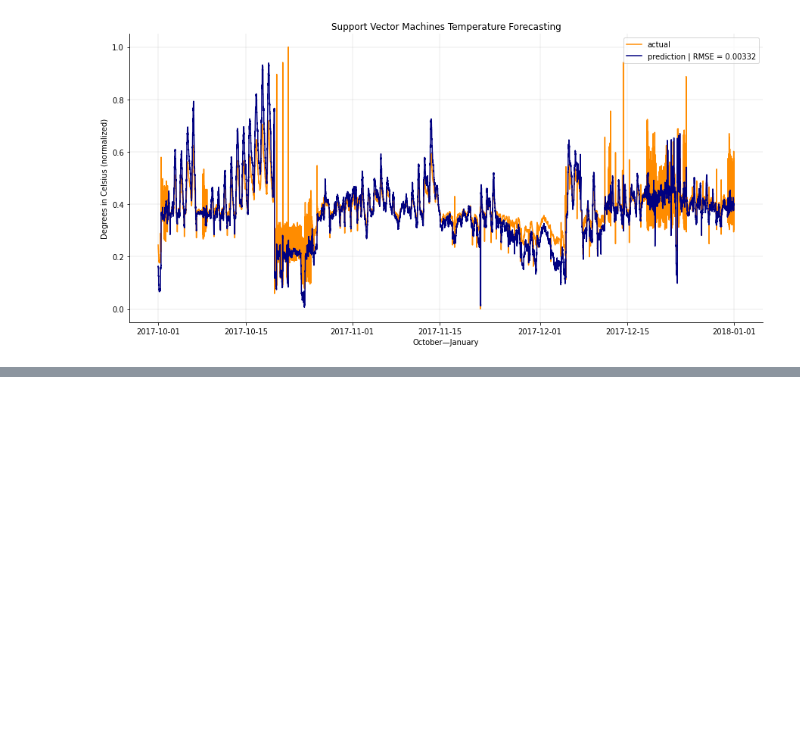
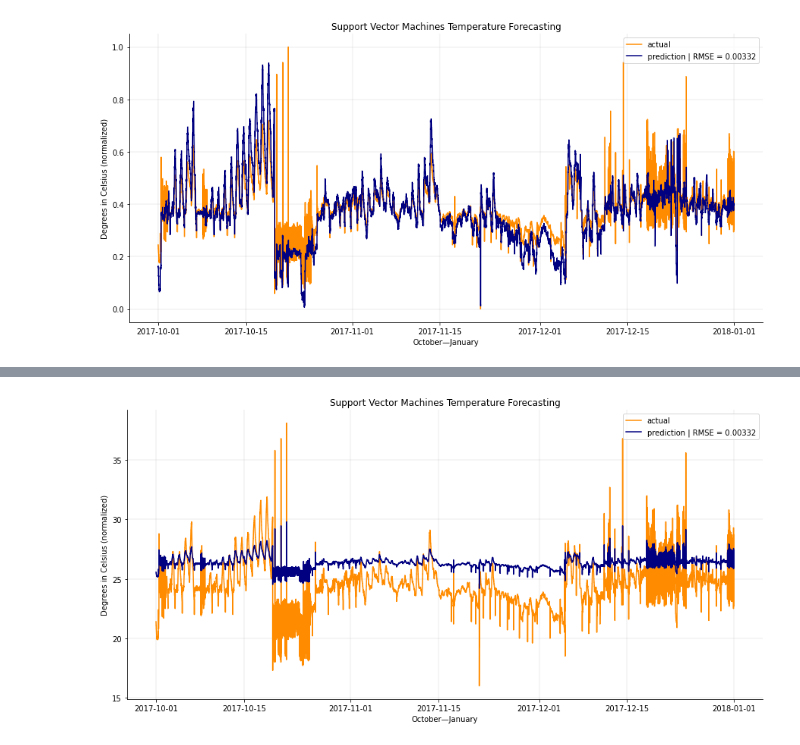
Before and after one commit to RoyyvB/ForecastTemperature, a Jupyter notebook: notebook.ipynb, the cells around one changed output, grey strips where cells are left out. Cells and saved outputs as stored; diff of their text form; code cells hidden in the pictures; blank space fills up the shorter version.

Commit message:
Trying to normalize prediction data & calculate new energy consumption.

```diff
--- a/notebook.ipynb
+++ b/notebook.ipynb
@@ -467,16 +464,16 @@ sns.despine()
 # %%
-from sklearn.model_selection import GridSearchCV
-from sklearn.svm import SVR
+# from sklearn.model_selection import GridSearchCV
+# from sklearn.svm import SVR
 
-SVR = SVR()
+# SVR = SVR()
 
-parameter_space = {
-    'kernel': ['linear', 'poly', 'rbf'],
-    'gamma': ['scale', 'auto'],
-    'C': [0.0001, 0.001, 0.01, 0.1, 1]
-}
+# parameter_space = {
+#     'kernel': ['linear', 'poly', 'rbf'],
+#     'gamma': ['scale', 'auto'],
+#     'C': [0.0001, 0.001, 0.01, 0.1, 1]
+# }
 
-rgr = GridSearchCV(SVR, parameter_space, n_jobs=-1, cv=3)
-rgr.fit(train_x, train_y)
+# rgr = GridSearchCV(SVR, parameter_space, n_jobs=-1, cv=3)
+# rgr.fit(train_x, train_y)
 
-print('Best parameters found:\n', rgr.best_params_)
+# print('Best parameters found:\n', rgr.best_params_)
@@ -517,3 +511,14 @@ plt.grid(linewidth=0.25)
 sns.despine()
 # %% [output]
 [figure]
+# %%
+from sklearn.preprocessing import StandardScaler
+
+sc = StandardScaler()
+
+sc.fit(df[0:76588].filter(['sup']))
+
+svr_results['actual_norm'] = df[76589:].filter(['sup'])
+svr_results['pred_norm'] = sc.inverse_transform(test_y)
+
+svr_results.tail(n=10)
@@ -519,0 +537,13 @@ sns.despine()
+# %%
+fig, ax = plt.subplots(figsize=(15, 7))
+sns.lineplot(x='date', y='actual_norm', data=svr_results, color='darkorange', ax=ax).set_title('Support Vector Machines Temperature Forecasting')
+sns.lineplot(x='date', y='pred_norm', data=svr_results, color='navy', ax=ax)
+
+ax.legend(['actual', 'prediction | RMSE = ' + str(mse)])
+plt.xlabel('October—January')
+plt.ylabel('Degrees in Celsius (normalized)')
+
+plt.grid(linewidth=0.25)
+sns.despine()
+# %% [output]
+[figure, added]
```
Also changed, not shown: parts of 9 cells of this notebook.
